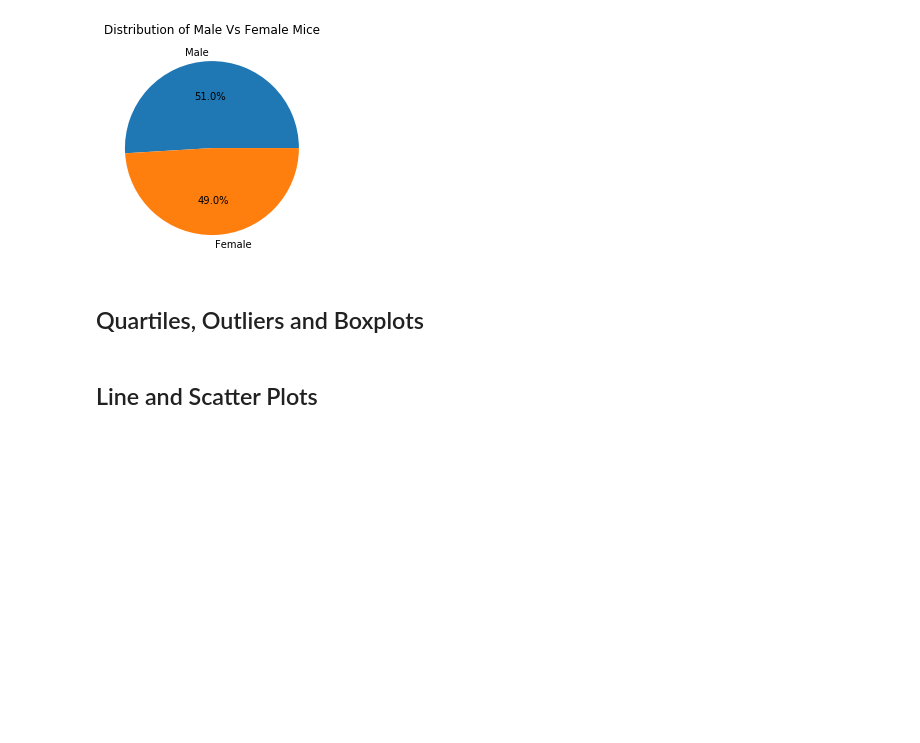
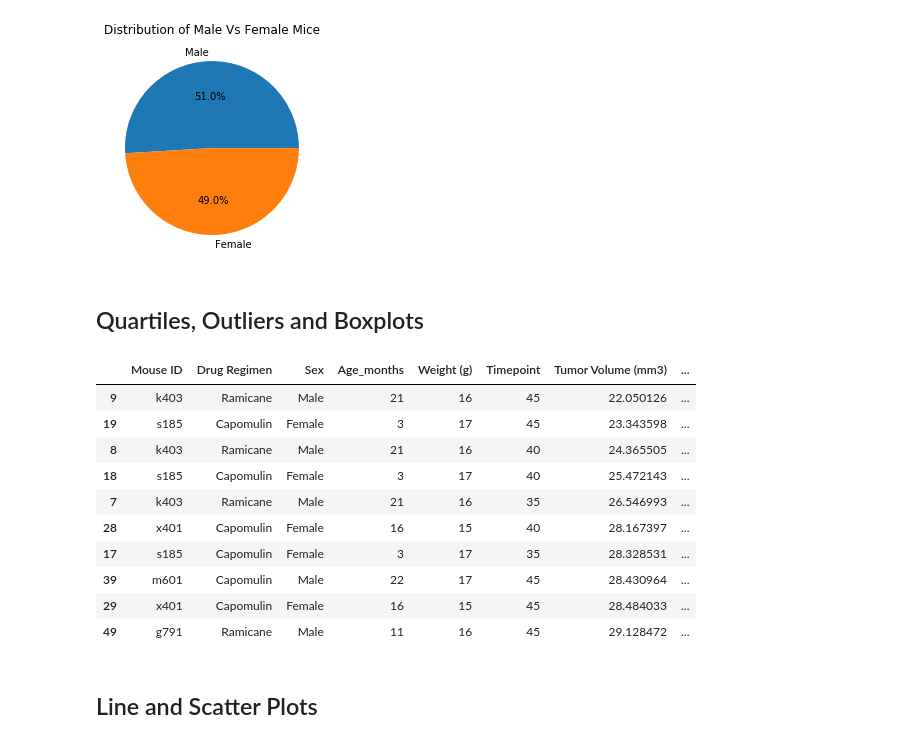
Before and after one commit to spunase/matplotlib-challenge, a Jupyter notebook: Pymaceuticals/pymaceuticals_starter.ipynb, the cells around one changed output. Cells and saved outputs as stored; diff of their text form; code cells hidden in the pictures; blank space fills up the shorter version.

```diff
--- a/Pymaceuticals/pymaceuticals_starter.ipynb
+++ b/Pymaceuticals/pymaceuticals_starter.ipynb
@@ -240,6 +245,23 @@ plt.show()
 ## Quartiles, Outliers and Boxplots
 # %%
 # Calculate the final tumor volume of each mouse across four of the most promising treatment regimens. Calculate the IQR and quantitatively determine if there are any potential outliers.
+# avg_tumor_vol = clean_mice_df.loc[clean_mice_df.Timepoint == 45, ["Mouse ID","Drug Regimen","Tumor Volume (mm3)"]]
+
+sorted_df = clean_mice_df.sort_values(by=['Tumor Volume (mm3)'])
+# avg_tumor_vol_df = pd.DataFrame(avg_tumor_vol)
+sorted_df.head(10)
+# %% [output]
+|  | Mouse ID | Drug Regimen | Sex | Age_months | Weight (g) | Timepoint | Tumor Volume (mm3) | ... |
+| 9 | k403 | Ramicane | Male | 21 | 16 | 45 | 22.050126 | ... |
+| 19 | s185 | Capomulin | Female | 3 | 17 | 45 | 23.343598 | ... |
+| 8 | k403 | Ramicane | Male | 21 | 16 | 40 | 24.365505 | ... |
+| 18 | s185 | Capomulin | Female | 3 | 17 | 40 | 25.472143 | ... |
+| 7 | k403 | Ramicane | Male | 21 | 16 | 35 | 26.546993 | ... |
+| 28 | x401 | Capomulin | Female | 16 | 15 | 40 | 28.167397 | ... |
+| 17 | s185 | Capomulin | Female | 3 | 17 | 35 | 28.328531 | ... |
+| 39 | m601 | Capomulin | Male | 22 | 17 | 45 | 28.430964 | ... |
+| 29 | x401 | Capomulin | Female | 16 | 15 | 45 | 28.484033 | ... |
+| 49 | g791 | Ramicane | Male | 11 | 16 | 45 | 29.128472 | ... |
 # %%
 # Generate a box plot of the final tumor volume of each mouse across four regimens of interest
 # %% [markdown]
```
Also changed, not shown: parts of 7 cells of this notebook.
